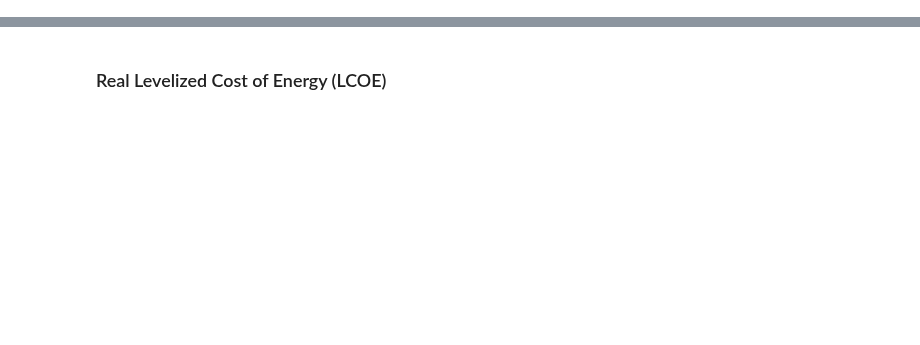
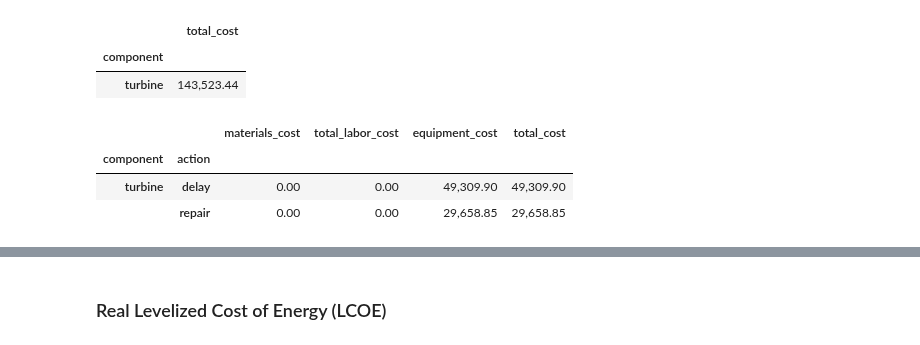
Before and after one commit to WISDEM/WOMBAT, a Jupyter notebook: docs/jupyter_execute/examples/metrics_demonstration.ipynb, the cells around one changed output, grey strips where cells are left out. Saved outputs shown, nothing was run; the diff lists cells and outputs as text; code cells hidden in the pictures; blank space fills up the shorter version.

```diff
--- a/docs/jupyter_execute/examples/metrics_demonstration.ipynb
+++ b/docs/jupyter_execute/examples/metrics_demonstration.ipynb
@@ -1190,0 +390,15 @@ No SAM inputs were provided, and 'pysam_npv()' cannot be calculated!
+# %%
+# Project totals by component
+style(metrics.component_costs(frequency="project", by_category=False, by_action=False))
+# %% [output]
+|  | total_cost |
+| component |  |
+| turbine | 143,523.44 |
+# %%
+# Project totals by each category and action type
+style(metrics.component_costs(frequency="project", by_category=True, by_action=True))
+# %% [output]
+|  |  | materials_cost | total_labor_cost | equipment_cost | total_cost |
+| component | action |  |  |  |  |
+| turbine | delay | 0.00 | 0.00 | 49,309.90 | 49,309.90 |
+|  | repair | 0.00 | 0.00 | 29,658.85 | 29,658.85 |
```
Also changed, not shown: parts of 144 cells of this notebook, 11 other files.
